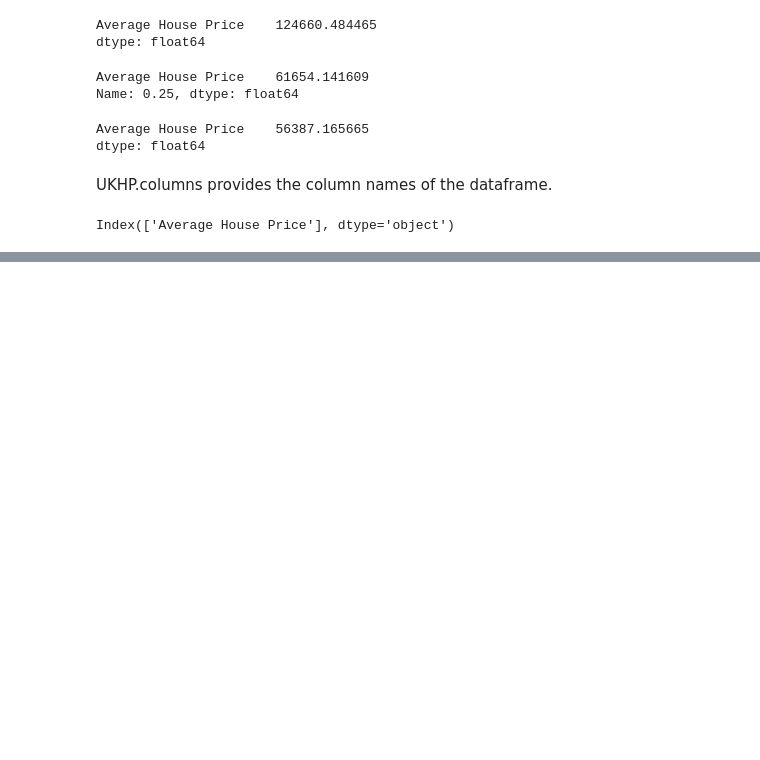
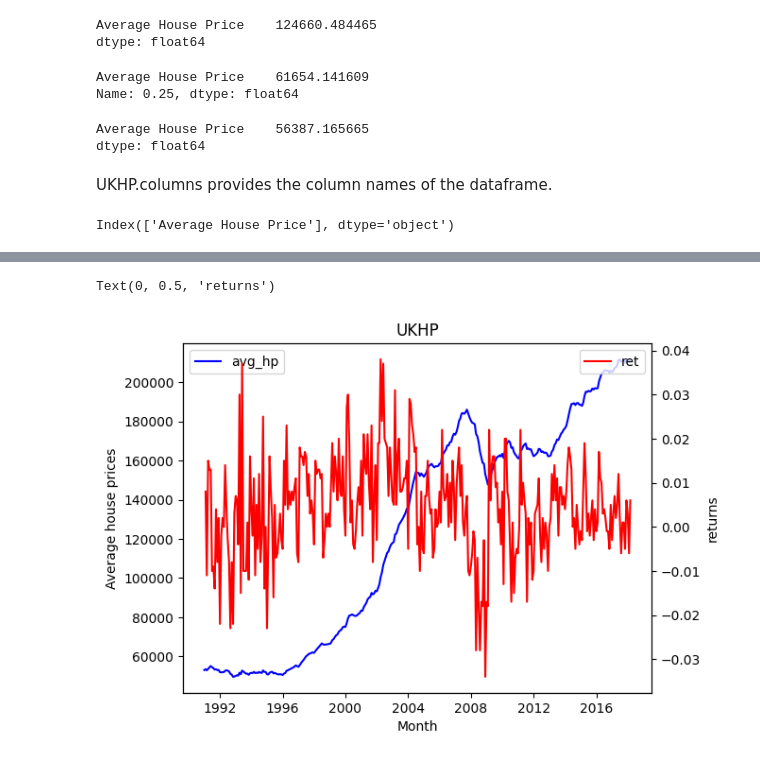
Before and after one commit to HeyyNing/labs, a Jupyter notebook: lab1/lab1.ipynb, the cells around one changed output, grey strips where cells are left out. Saved outputs shown, nothing was run; the diff lists cells and outputs as text; code cells hidden in the pictures; blank space fills up the shorter version.

```diff
--- a/lab1/lab1.ipynb
+++ b/lab1/lab1.ipynb
@@ -88,0 +121,14 @@ Index(['Average House Price'], dtype='object')
+# %%
+fig,ax1 = plt.subplots() # define the figure and axis objects
+plt.plot(UKHP['Avg_hp'],'b',lw=1.5,label='avg_hp')
+plt.legend(loc=0) # put legends as in the best location as possible
+plt.xlabel('Month')
+plt.ylabel('Average house prices')
+plt.title('UKHP')
+ax2 = ax1.twinx() # create a second axis object that shares the x-axis
+plt.plot(UKHP['ret'],'r',lw=1.5,label='ret')
+plt.legend(loc=0)
+plt.ylabel('returns')
+# %% [output]
+Text(0, 0.5, 'returns')
+[figure, added]
```
Also changed, not shown: parts of 11 cells of this notebook.
